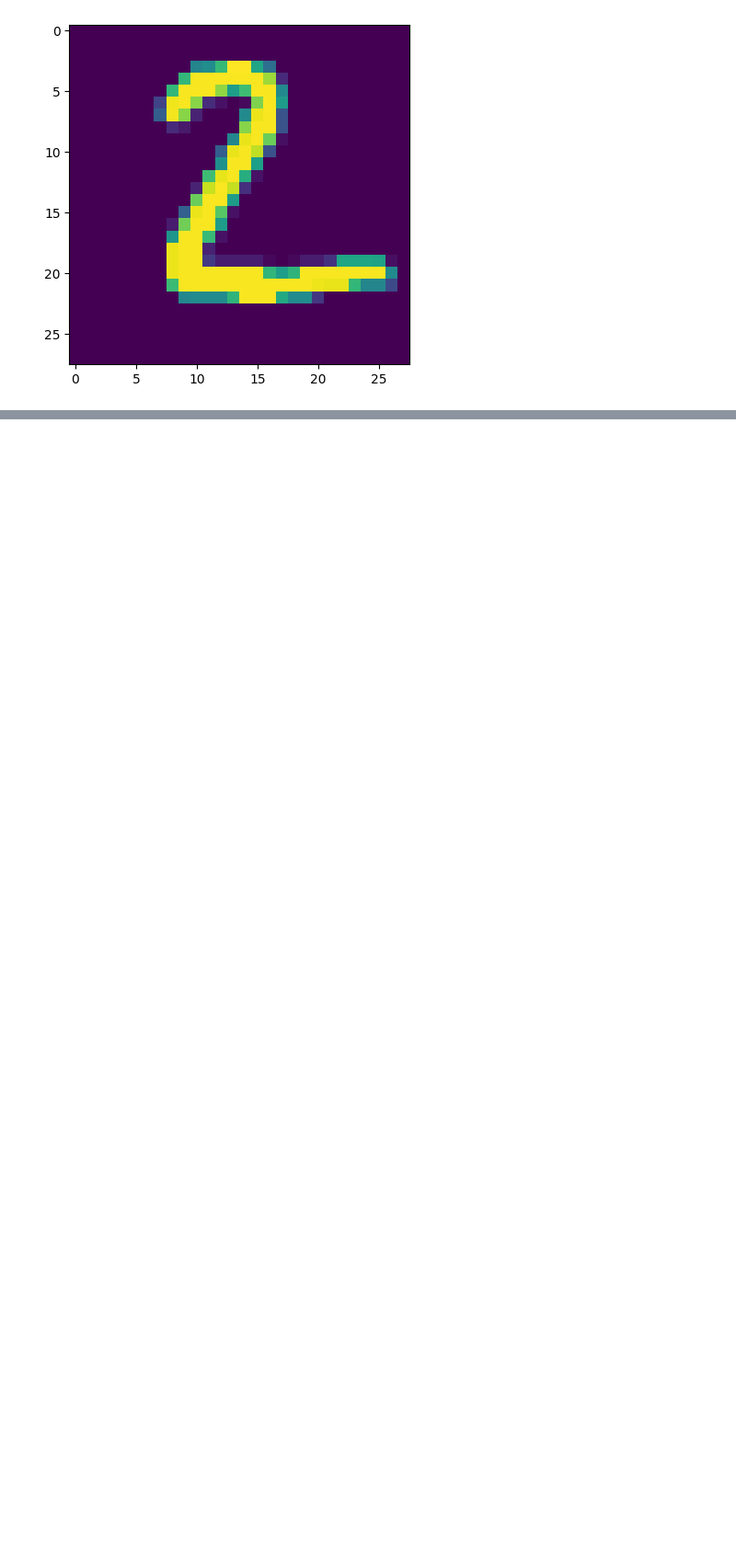
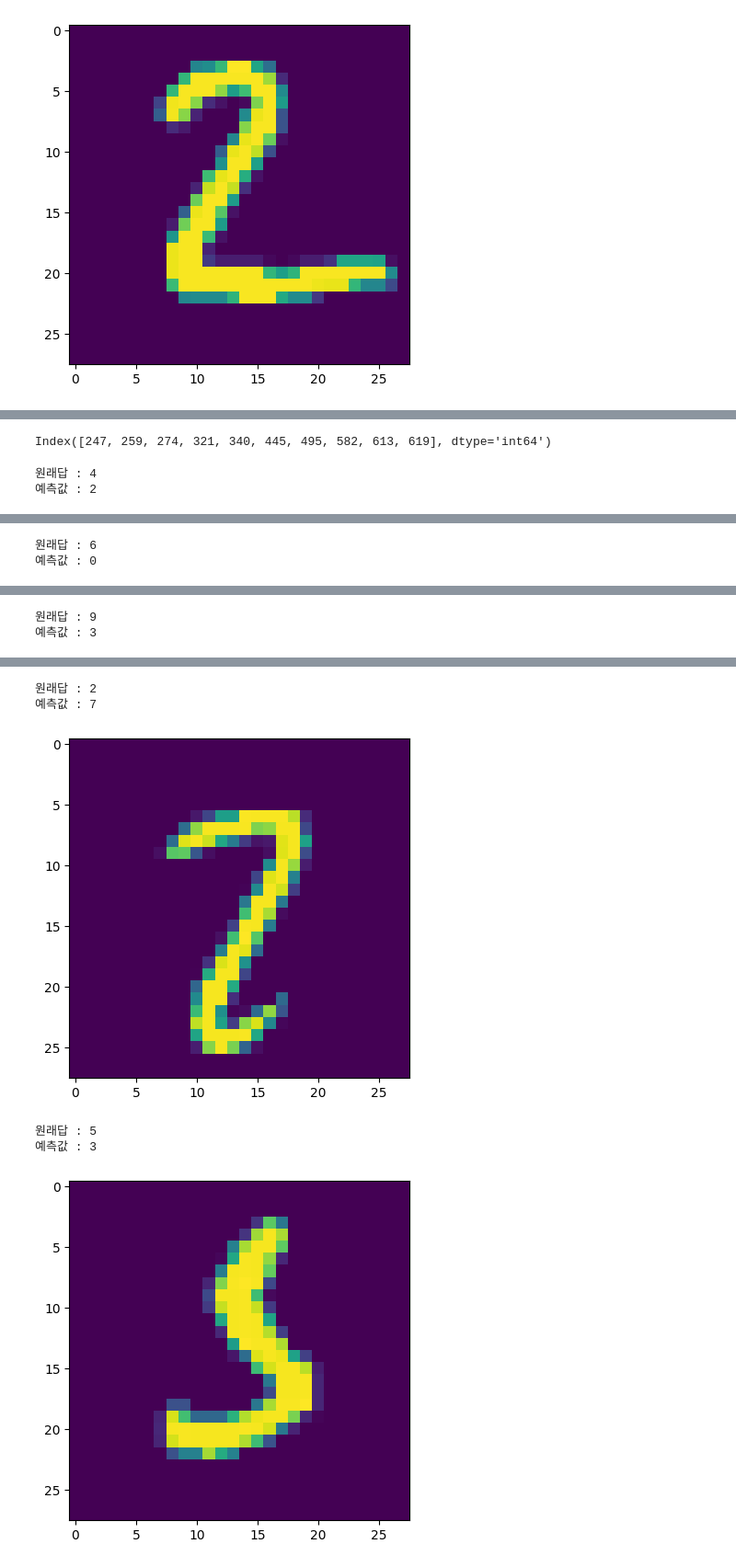
Before and after one commit to jewons91/dl-dev, a Jupyter notebook: ch02/케라스에서 mnist 이미지분류.ipynb, the cells around one changed output, grey strips where cells are left out. Shown at 92% size. Drawn from its saved outputs; the diff is of its cells as text; code cells hidden in the pictures; blank space fills up the shorter version.

```diff
--- a/ch02/케라스에서 mnist 이미지분류.ipynb
+++ b/ch02/케라스에서 mnist 이미지분류.ipynb
@@ -220,0 +201,3 @@ for idx in false_labels_indexs[:5]: # 뒤에서 5개 출력
+# %%
+result_df['bool']=result_df['예측값']==result_df['원래값']
+result_df.head()
@@ -220,0 +211,14 @@ for idx in false_labels_indexs[:5]: # 뒤에서 5개 출력
+# %%
+false_labels_indexs=result_df[result_df['bool']==False].index
+false_labels_indexs[:10]
+# %% [output]
+Index([247, 259, 274, 321, 340, 445, 495, 582, 613, 619], dtype='int64')
+# %%
+for idx in false_labels_indexs[:5]:
+    print(f'원래답 : {test_labels[idx]}')
+    print(f'예측값 : {predictions[idx]}')
+    plt.imshow(test_images[idx].reshape((28,28)))
+    plt.show()
+# %% [output]
+원래답 : 4
+예측값 : 2
@@ -220,0 +226,2 @@ for idx in false_labels_indexs[:5]: # 뒤에서 5개 출력
+원래답 : 6
+예측값 : 0
@@ -220,0 +229,2 @@ for idx in false_labels_indexs[:5]: # 뒤에서 5개 출력
+원래답 : 9
+예측값 : 3
@@ -220,0 +232,6 @@ for idx in false_labels_indexs[:5]: # 뒤에서 5개 출력
+원래답 : 2
+예측값 : 7
+[figure, added]
+원래답 : 5
+예측값 : 3
+[figure, added]
```
Also changed, not shown: parts of 19 cells of this notebook.
